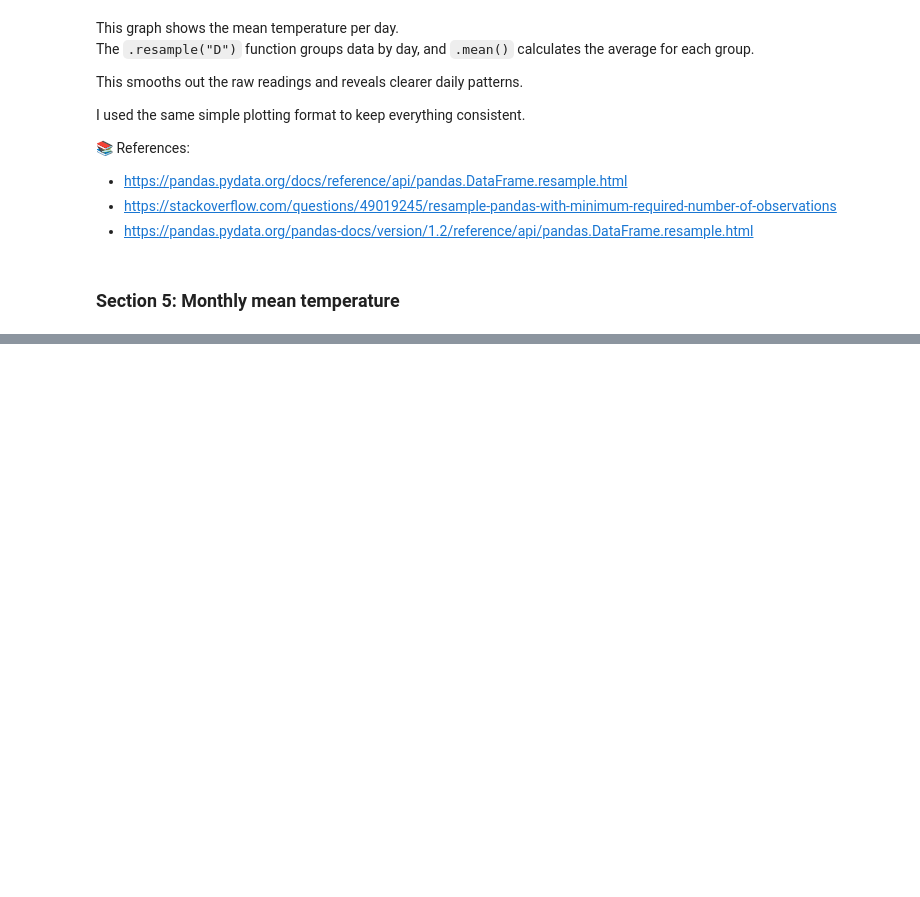
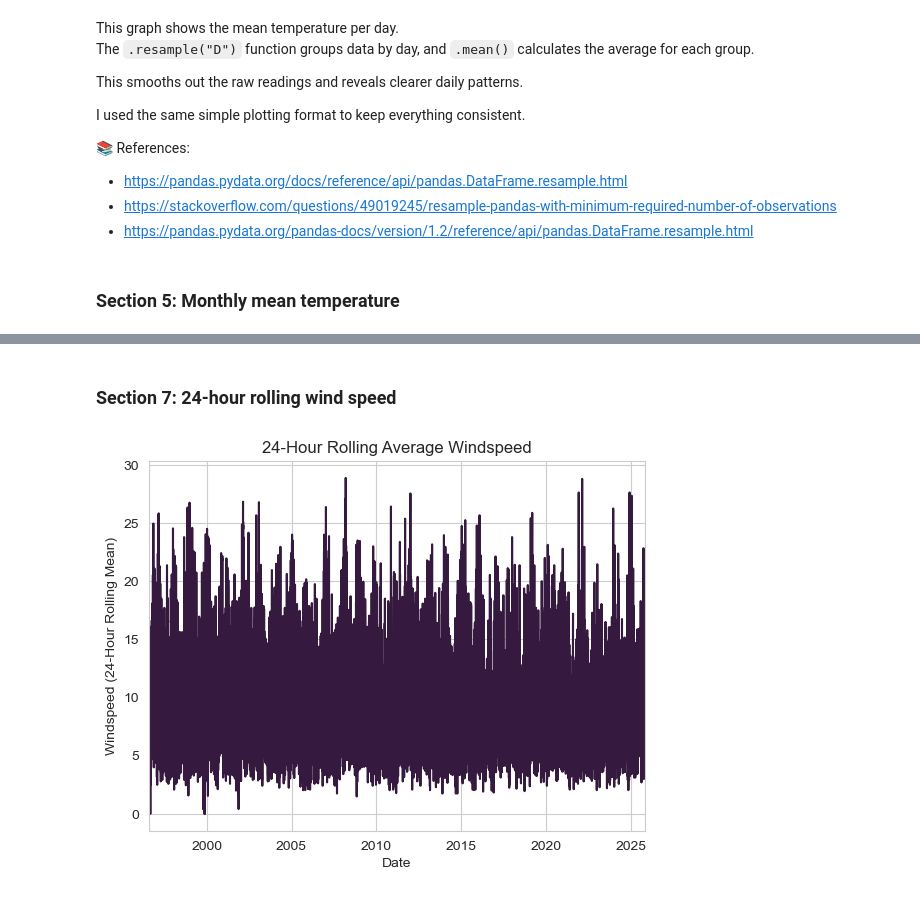
Before and after one commit to tihana-gray/programming-for-data-analytics, a Jupyter notebook: assignments/assignment06-weather.ipynb, the cells around one changed output, grey strips where cells are left out. Drawn from its saved outputs; the diff is of its cells as text; code cells hidden in the pictures; blank space fills up the shorter version.

```diff
--- a/assignments/assignment06-weather.ipynb
+++ b/assignments/assignment06-weather.ipynb
@@ -179,0 +229,22 @@ The "M" frequency in .resample("M") groups the data by each calendar month.
+# %% [markdown]
+### Section 7: 24-hour rolling wind speed
+# %%
+# Calculating a rolling average windspeed over 24 readings
+rolling_windspeed_24h = df["wdsp"].rolling(window=24).mean()
+# this smooths the windspeed values by averaging each point with the previous 23 values
+# https://pandas.pydata.org/docs/reference/api/pandas.Series.rolling.html
+
+# Applying seaborn styling and palette
+sns.set_style("whitegrid")
+sns.color_palette("Spectral")
+
+rolling_windspeed_24h.plot()
+# https://pandas.pydata.org/docs/reference/api/pandas.Series.plot.html
+
+plt.title("24-Hour Rolling Average Windspeed")
+plt.xlabel("Date")
+plt.ylabel("Windspeed (24-Hour Rolling Mean)")
+
+plt.show()
+# %% [output]
+[figure, added]
```
Also changed, not shown: parts of 16 cells of this notebook.
